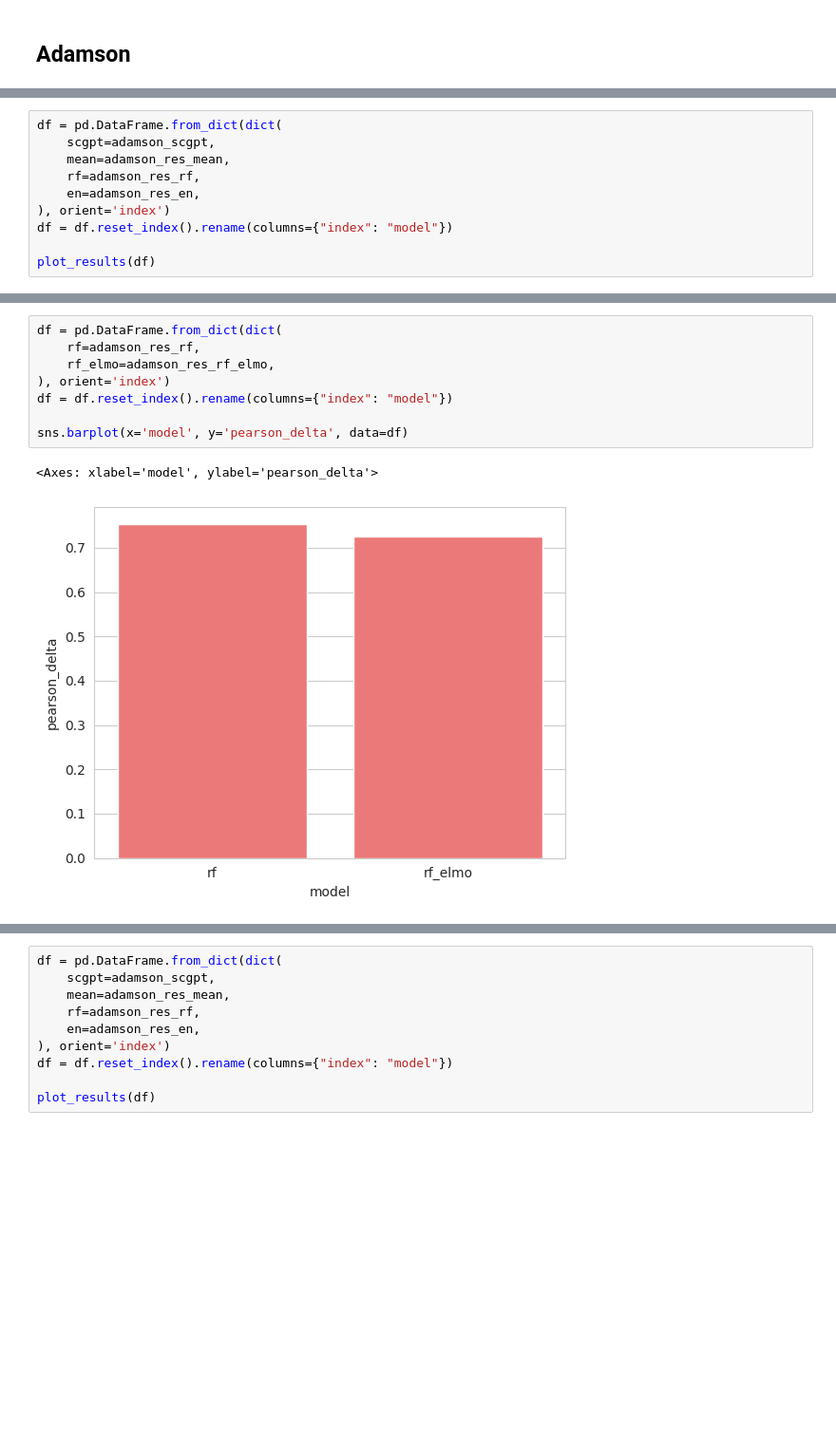
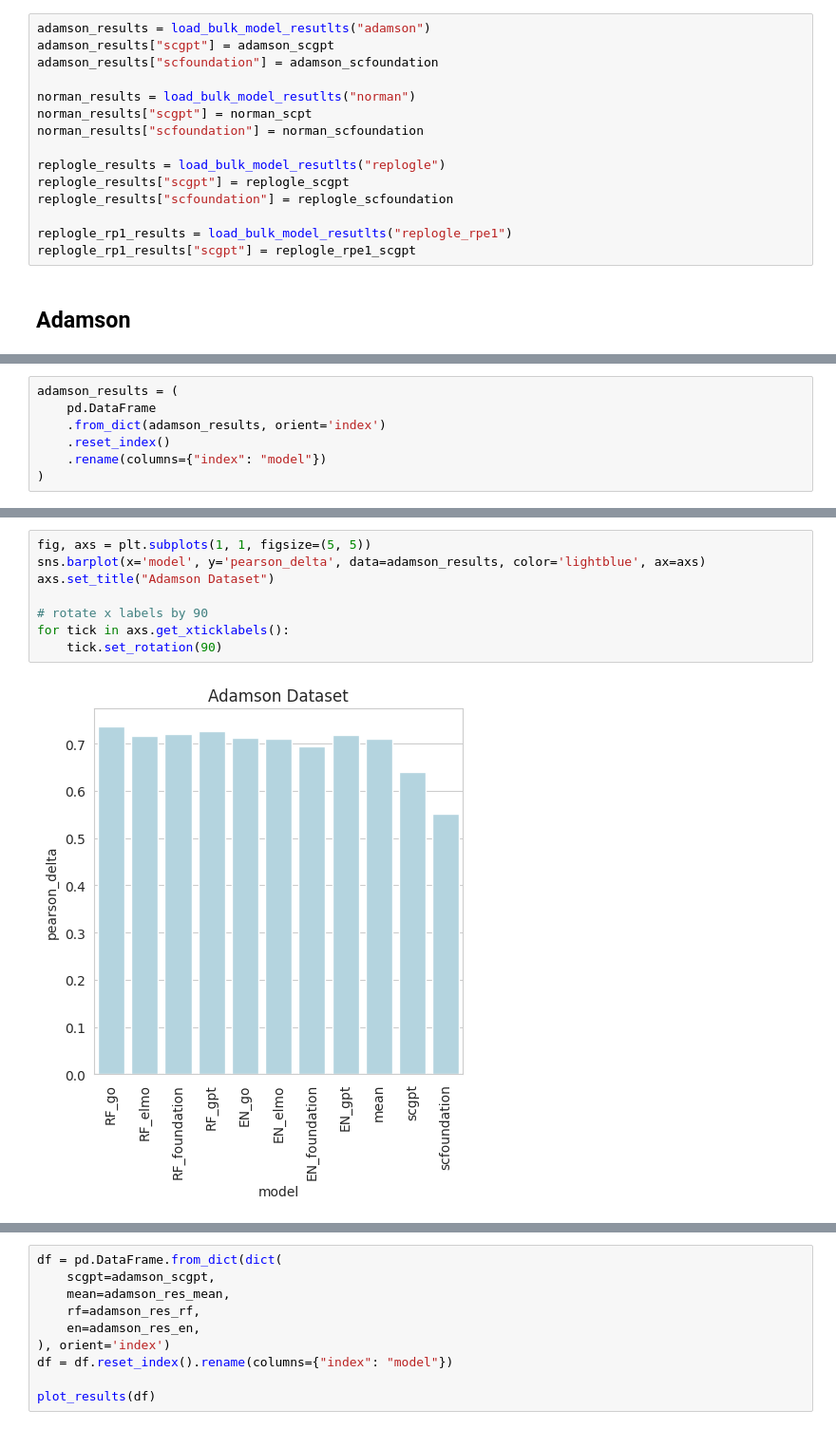
Before and after one commit to turbine-ai/PerturbSeqPredBenchmark, a Jupyter notebook: notebooks/bulk_models.ipynb, the cells around one changed output, grey strips where cells are left out. Shown at 95% size. Saved outputs shown, nothing was run; the diff lists cells and outputs as text; blank space fills up the shorter version.

```diff
--- a/notebooks/bulk_models.ipynb
+++ b/notebooks/bulk_models.ipynb
@@ -668,2 +889,17 @@ adamson_scf = dict(
+# %%
+adamson_results = load_bulk_model_resutlts("adamson")
+adamson_results["scgpt"] = adamson_scgpt
+adamson_results["scfoundation"] = adamson_scfoundation
+
+norman_results = load_bulk_model_resutlts("norman")
+norman_results["scgpt"] = norman_scpt
+norman_results["scfoundation"] = norman_scfoundation
+
+replogle_results = load_bulk_model_resutlts("replogle")
+replogle_results["scgpt"] = replogle_scgpt
+replogle_results["scfoundation"] = replogle_scfoundation
+
+replogle_rp1_results = load_bulk_model_resutlts("replogle_rpe1")
+replogle_rp1_results["scgpt"] = replogle_rpe1_scgpt
 # %% [markdown]
 ## Adamson
@@ -696,10 +906,7 @@ with open("./save/adamson/mean/elmo/test_metrics.json") as f:
 # %%
-df = pd.DataFrame.from_dict(dict(
-    scgpt=adamson_scgpt,
-    mean=adamson_res_mean,
-    rf=adamson_res_rf,
-    en=adamson_res_en,
-), orient='index')
-df = df.reset_index().rename(columns={"index": "model"})
-
-plot_results(df)
+adamson_results = (
+    pd.DataFrame
+    .from_dict(adamson_results, orient='index')
+    .reset_index()
+    .rename(columns={"index": "model"})
+)
@@ -708,11 +913,10 @@ plot_results(df)
-# %%
-df = pd.DataFrame.from_dict(dict(
-    rf=adamson_res_rf,
-    rf_elmo=adamson_res_rf_elmo,
-), orient='index')
-df = df.reset_index().rename(columns={"index": "model"})
-
-sns.barplot(x='model', y='pearson_delta', data=df)
-# %% [output]
-<Axes: xlabel='model', ylabel='pearson_delta'>
-[figure, removed]
+# %%
+fig, axs = plt.subplots(1, 1, figsize=(5, 5))
+sns.barplot(x='model', y='pearson_delta', data=adamson_results, color='lightblue', ax=axs)
+axs.set_title("Adamson Dataset")
+
+# rotate x labels by 90
+for tick in axs.get_xticklabels():
+    tick.set_rotation(90)
+# %% [output]
+[figure, added]
```
Also changed, not shown: parts of 33 cells of this notebook.
